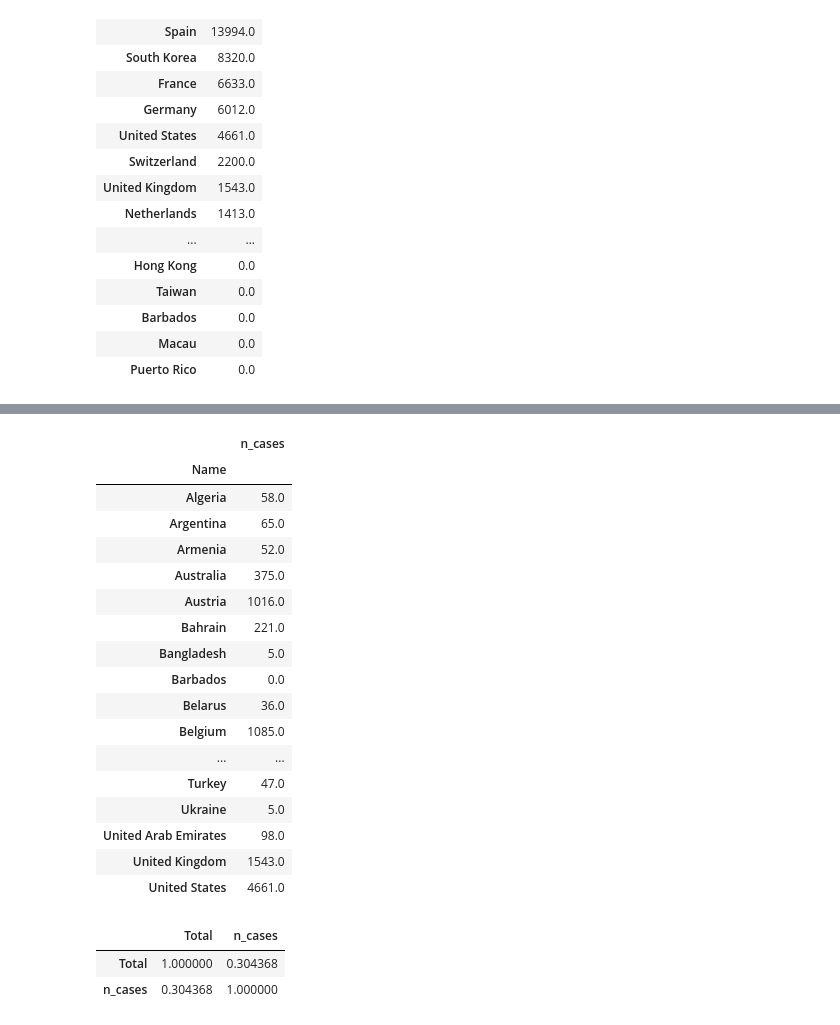
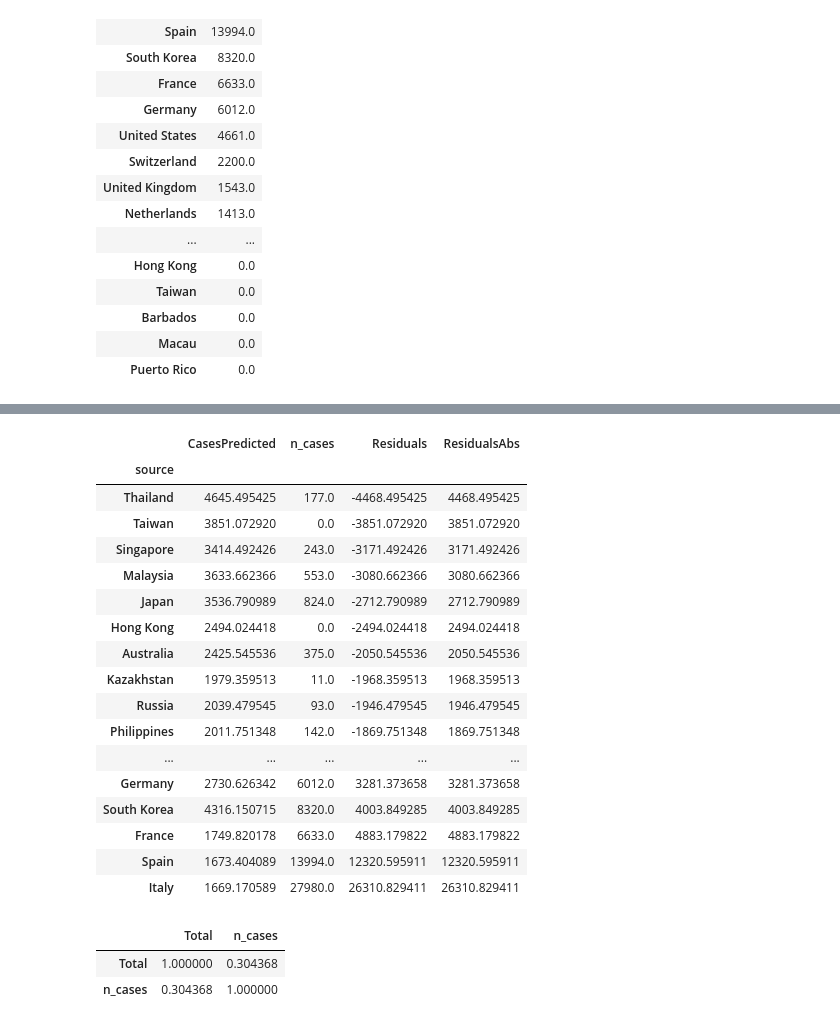
Before and after one commit to paulagiovanna/IC---Covid19-Random-Walk, a Jupyter notebook: random_walk_celso.ipynb, the cells around one changed output, grey strips where cells are left out. Cells and saved outputs as stored; diff of their text form; code cells hidden in the pictures.

```diff
--- a/random_walk_celso.ipynb
+++ b/random_walk_celso.ipynb
@@ -281,28 +307,36 @@ pearsonr(state_df_final.T.values[0], daily_cases.T.values[0])
 
 #daily_cases.index = [x[0] for x in daily_cases.rename_axis("source").index]
 
-daily_cases['n_cases'] = daily_cases['n_cases'].astype(float)
+#daily_cases['n_cases'] = daily_cases['n_cases'].astype(float)
 
-daily_cases
+#daily_cases
-# %% [output]
-|  | n_cases |
-| Name |  |
-| Algeria | 58.0 |
-| Argentina | 65.0 |
-| Armenia | 52.0 |
-| Australia | 375.0 |
-| Austria | 1016.0 |
-| Bahrain | 221.0 |
-| Bangladesh | 5.0 |
-| Barbados | 0.0 |
-| Belarus | 36.0 |
-| Belgium | 1085.0 |
-| ... | ... |
-| Turkey | 47.0 |
-| Ukraine | 5.0 |
-| United Arab Emirates | 98.0 |
-| United Kingdom | 1543.0 |
-| United States | 4661.0 |
+# %%
+df_results = state_df_final.join(daily_cases)
+
+df_results['Residuals'] = df_results['n_cases'] - df_results['CasesPredicted']
+
+df_results['ResidualsAbs'] = df_results['Residuals'].abs()
+
+df_results.sort_values('Residuals')
+# %% [output]
+|  | CasesPredicted | n_cases | Residuals | ResidualsAbs |
+| source |  |  |  |  |
+| Thailand | 4645.495425 | 177.0 | -4468.495425 | 4468.495425 |
+| Taiwan | 3851.072920 | 0.0 | -3851.072920 | 3851.072920 |
+| Singapore | 3414.492426 | 243.0 | -3171.492426 | 3171.492426 |
+| Malaysia | 3633.662366 | 553.0 | -3080.662366 | 3080.662366 |
+| Japan | 3536.790989 | 824.0 | -2712.790989 | 2712.790989 |
+| Hong Kong | 2494.024418 | 0.0 | -2494.024418 | 2494.024418 |
+| Australia | 2425.545536 | 375.0 | -2050.545536 | 2050.545536 |
+| Kazakhstan | 1979.359513 | 11.0 | -1968.359513 | 1968.359513 |
+| Russia | 2039.479545 | 93.0 | -1946.479545 | 1946.479545 |
+| Philippines | 2011.751348 | 142.0 | -1869.751348 | 1869.751348 |
+| ... | ... | ... | ... | ... |
+| Germany | 2730.626342 | 6012.0 | 3281.373658 | 3281.373658 |
+| South Korea | 4316.150715 | 8320.0 | 4003.849285 | 4003.849285 |
+| France | 1749.820178 | 6633.0 | 4883.179822 | 4883.179822 |
+| Spain | 1673.404089 | 13994.0 | 12320.595911 | 12320.595911 |
+| Italy | 1669.170589 | 27980.0 | 26310.829411 | 26310.829411 |
 # %%
 state_df_final.join(daily_cases).corr(method='kendall')
 # %% [output]
```
Also changed, not shown: parts of 7 cells of this notebook.
